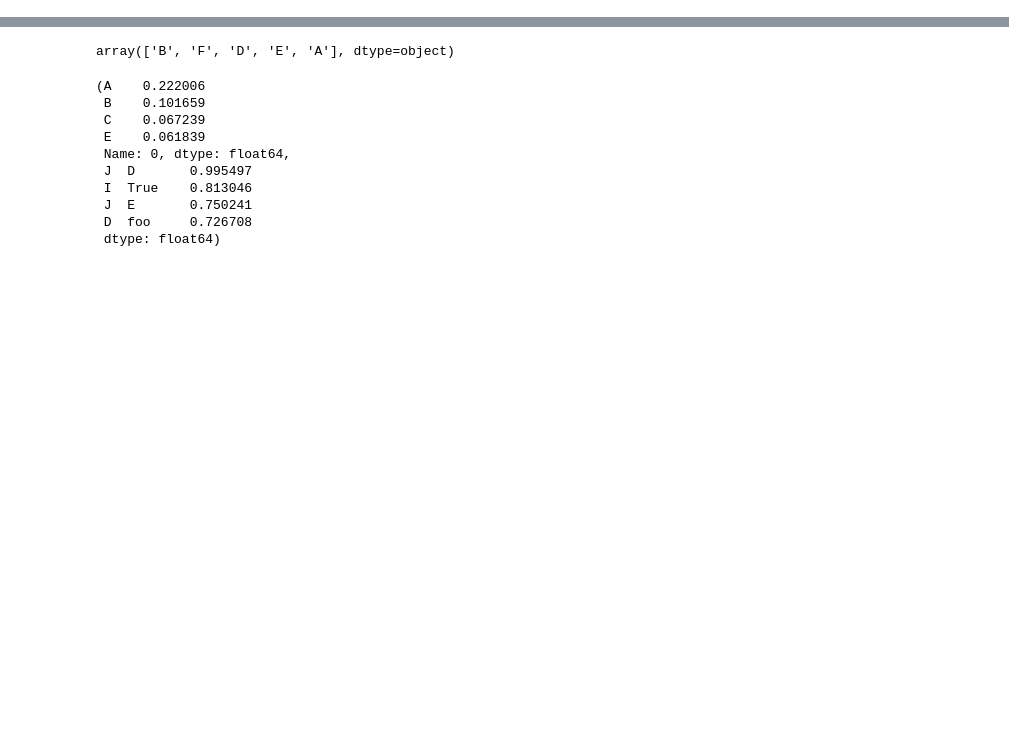
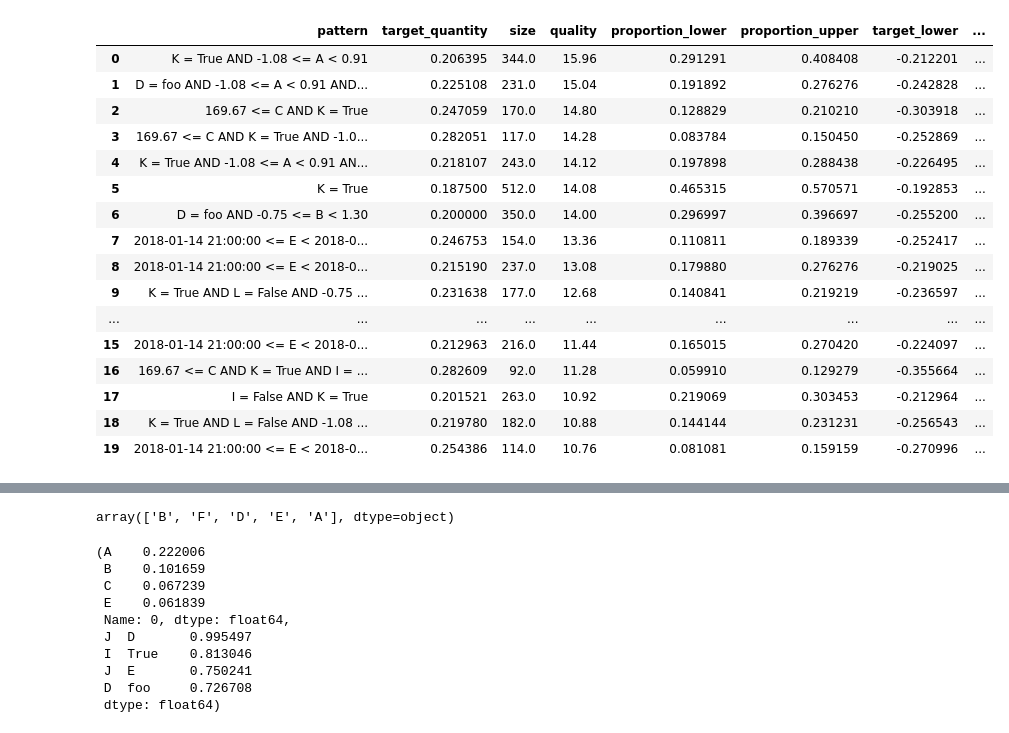
Before and after one commit to cslab-hub/sd4py, a Jupyter notebook: Extra functions development.ipynb, the cells around one changed output, grey strips where cells are left out. Saved outputs shown, nothing was run; the diff lists cells and outputs as text; code cells hidden in the pictures; blank space fills up the shorter version.

```diff
--- a/Extra functions development.ipynb
+++ b/Extra functions development.ipynb
@@ -74,3 +74,15 @@ subgroups.to_df()
 # %%
 ## Okay, so following https://www.ncbi.nlm.nih.gov/pmc/articles/PMC4426159/
 ## We can compute the values for some number of MC simulations and then take the 0.05 and 0.95 quantiles as confidence intervals
+# %%
+def monte_carlo_inner(subgroup, samples, target, metric_function):
+
+    metric_values = []
+
+    for sample in samples:
+
+        subgroup_sample = subgroup.get_rows(sample)
+
+        metric_values.append(metric_function(sample, subgroup_sample, target))
+
+    return metric_values
@@ -77,2 +183,22 @@ subgroups.to_df()
+# %%
+subgroups.to_df().merge(confidence_intervals(subgroups, df2, "A", number_simulations=100), on="pattern")
+# %% [output]
+|  | pattern | target_quantity | size | quality | proportion_lower | proportion_upper | target_lower | ... |
+| 0 | K = True AND -1.08 <= A < 0.91 | 0.206395 | 344.0 | 15.96 | 0.291291 | 0.408408 | -0.212201 | ... |
+| 1 | D = foo AND -1.08 <= A < 0.91 AND... | 0.225108 | 231.0 | 15.04 | 0.191892 | 0.276276 | -0.242828 | ... |
+| 2 | 169.67 <= C AND K = True | 0.247059 | 170.0 | 14.80 | 0.128829 | 0.210210 | -0.303918 | ... |
+| 3 | 169.67 <= C AND K = True AND -1.0... | 0.282051 | 117.0 | 14.28 | 0.083784 | 0.150450 | -0.252869 | ... |
+| 4 | K = True AND -1.08 <= A < 0.91 AN... | 0.218107 | 243.0 | 14.12 | 0.197898 | 0.288438 | -0.226495 | ... |
+| 5 | K = True | 0.187500 | 512.0 | 14.08 | 0.465315 | 0.570571 | -0.192853 | ... |
+| 6 | D = foo AND -0.75 <= B < 1.30 | 0.200000 | 350.0 | 14.00 | 0.296997 | 0.396697 | -0.255200 | ... |
+| 7 | 2018-01-14 21:00:00 <= E < 2018-0... | 0.246753 | 154.0 | 13.36 | 0.110811 | 0.189339 | -0.252417 | ... |
+| 8 | 2018-01-14 21:00:00 <= E < 2018-0... | 0.215190 | 237.0 | 13.08 | 0.179880 | 0.276276 | -0.219025 | ... |
+| 9 | K = True AND L = False AND -0.75 ... | 0.231638 | 177.0 | 12.68 | 0.140841 | 0.219219 | -0.236597 | ... |
+| ... | ... | ... | ... | ... | ... | ... | ... | ... |
+| 15 | 2018-01-14 21:00:00 <= E < 2018-0... | 0.212963 | 216.0 | 11.44 | 0.165015 | 0.270420 | -0.224097 | ... |
+| 16 | 169.67 <= C AND K = True AND I = ... | 0.282609 | 92.0 | 11.28 | 0.059910 | 0.129279 | -0.355664 | ... |
+| 17 | I = False AND K = True | 0.201521 | 263.0 | 10.92 | 0.219069 | 0.303453 | -0.212964 | ... |
+| 18 | K = True AND L = False AND -1.08 ... | 0.219780 | 182.0 | 10.88 | 0.144144 | 0.231231 | -0.256543 | ... |
+| 19 | 2018-01-14 21:00:00 <= E < 2018-0... | 0.254386 | 114.0 | 10.76 | 0.081081 | 0.159159 | -0.270996 | ... |
 # %%
 ## Next let's go for precision, recall and F1 for nominal targets, and Hedge's G for numerics
```
Also changed, not shown: parts of 13 cells of this notebook.
